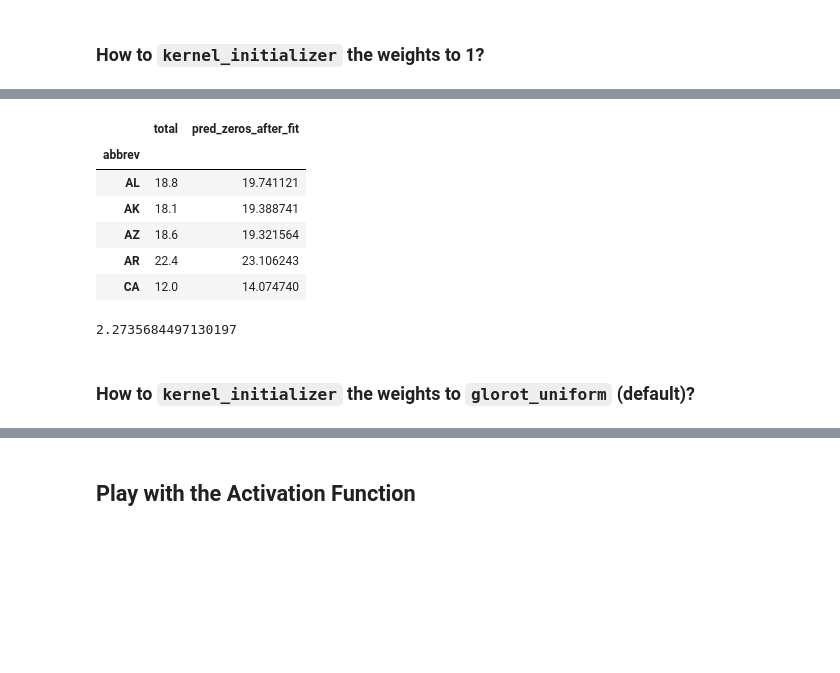
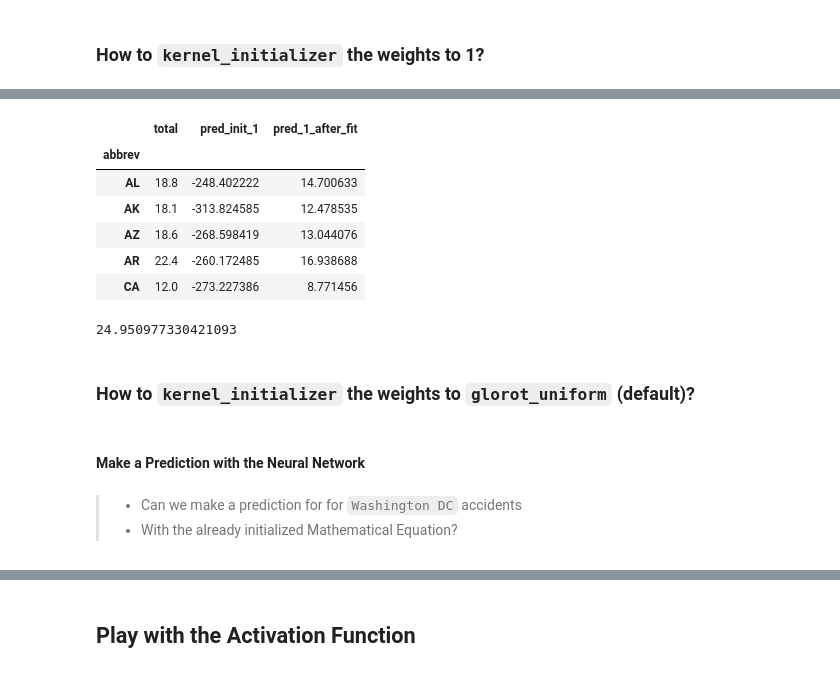
Before and after one commit to frands97/machine-learning-program, a Jupyter notebook: II Machine Learning & Deep Learning/#04. Why Neural Networks Deeply Learn a Mathematical Formula/04session.ipynb, the cells around one changed output, grey strips where cells are left out. Saved outputs shown, nothing was run; the diff lists cells and outputs as text; code cells hidden in the pictures; blank space fills up the shorter version.

Commit message:
neural networks session

```diff
--- a/II Machine Learning & Deep Learning/#04. Why Neural Networks Deeply Learn a Mathematical Formula/04session.ipynb
+++ b/II Machine Learning & Deep Learning/#04. Why Neural Networks Deeply Learn a Mathematical Formula/04session.ipynb
@@ -184,0 +341,4 @@ mse
+# %%
+dfsel = df[['total']].copy()
+# %%
+dfsel['pred_init_1'] = model.predict(X)
@@ -184,0 +357,2 @@ mse
+# %%
+model.compile(loss='mse', metrics=['mse'])
@@ -184,0 +419,2 @@ mse
+# %%
+y_pred = model.predict(X)
@@ -185,18 +423,18 @@ mse
 # %%
-dfsel['pred_ones_after_fit'] = y_pred
+dfsel['pred_1_after_fit'] = y_pred
 dfsel.head()
 # %% [output]
-|  | total | pred_zeros_after_fit |
-| abbrev |  |  |
-| AL | 18.8 | 19.741121 |
-| AK | 18.1 | 19.388741 |
-| AZ | 18.6 | 19.321564 |
-| AR | 22.4 | 23.106243 |
-| CA | 12.0 | 14.074740 |
+|  | total | pred_init_1 | pred_1_after_fit |
+| abbrev |  |  |  |
+| AL | 18.8 | -248.402222 | 14.700633 |
+| AK | 18.1 | -313.824585 | 12.478535 |
+| AZ | 18.6 | -268.598419 | 13.044076 |
+| AR | 22.4 | -260.172485 | 16.938688 |
+| CA | 12.0 | -273.227386 | 8.771456 |
 # %%
-mse = ((dfsel.total - dfsel.pred_ones_after_fit)**2).mean()
+mse = ((dfsel.total - dfsel.pred_1_after_fit)**2).mean()
 mse
 # %% [output]
-2.2735684497130197
+24.950977330421093
 # %% [markdown]
 ### How to `kernel_initializer` the weights to `glorot_uniform` (default)?
@@ -202,0 +446,5 @@ mse
+# %% [markdown]
+#### Make a Prediction with the Neural Network
+# %% [markdown]
+> - Can we make a prediction for for `Washington DC` accidents
+> - With the already initialized Mathematical Equation?
```
Also changed, not shown: parts of 151 cells of this notebook, 1 other file.
